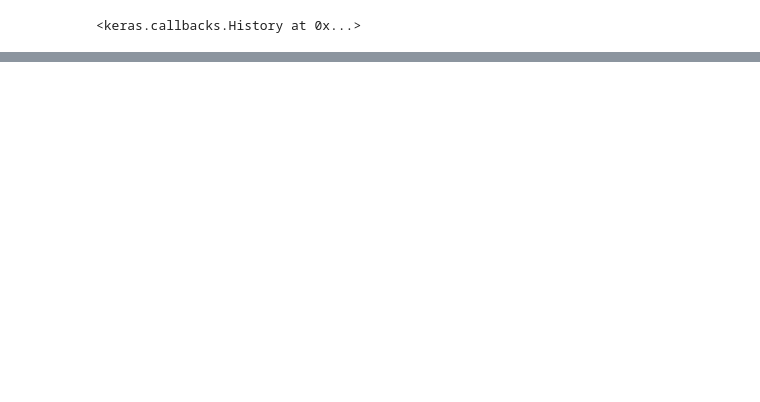
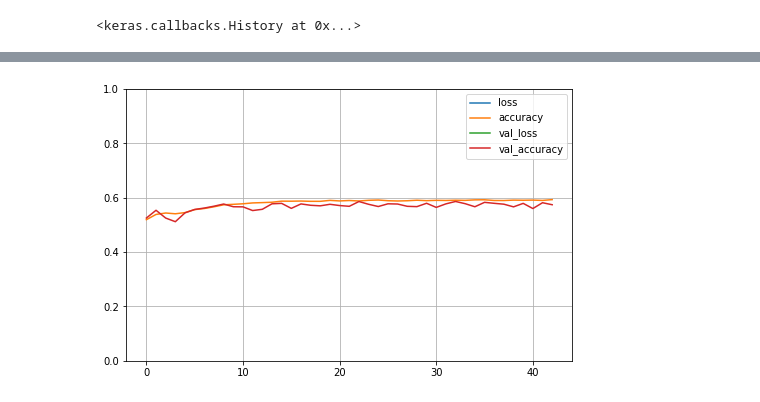
Before and after one commit to jmichaelschultz/CIFAR10, a Jupyter notebook: CIFAR10.ipynb, the cells around one changed output, grey strips where cells are left out. Cells and saved outputs as stored; diff of their text form; code cells hidden in the pictures; blank space fills up the shorter version.

```diff
--- a/CIFAR10.ipynb
+++ b/CIFAR10.ipynb
@@ -168,0 +195,2 @@ Epoch 48/1000
+# %%
+vgg19 = tf.keras.applications.VGG19(include_top=False,weights="imagenet",input_shape=(32,32,3))
@@ -168,0 +201,12 @@ Epoch 48/1000
+# %%
+model = keras.models.Sequential()
+for layer in vgg19.layers:
+    model.add(layer)
+for layer in model.layers:
+    layer.trainable = False
+model.add(keras.layers.Flatten())
+model.add(keras.layers.Dense(512))
+model.add(keras.layers.Dense(256))
+model.add(keras.layers.Dense(128))
+model.add(keras.layers.Dense(10, activation = 'softmax'))
+model.summary()
@@ -168,0 +231,6 @@ Epoch 48/1000
+# %%
+model.compile(optimizer=keras.optimizers.Adam(learning_rate= .001), loss = 'categorical_crossentropy', metrics = 'accuracy')
+# %%
+hist = model.fit(X_train, y_train_cat, epochs=1000,
+          validation_data=(X_valid, y_valid_cat),
+          callbacks=[tensorboard_cb, early_stopping_cb, model_checkpoint_cb])
@@ -168,0 +255,7 @@ Epoch 48/1000
+# %%
+pd.DataFrame(hist.history).plot(figsize = (8,5))
+plt.grid(True)
+plt.gca().set_ylim(0,1)
+plt.show()
+# %% [output]
+[figure, added]
```
Also changed, not shown: parts of 14 cells of this notebook.
